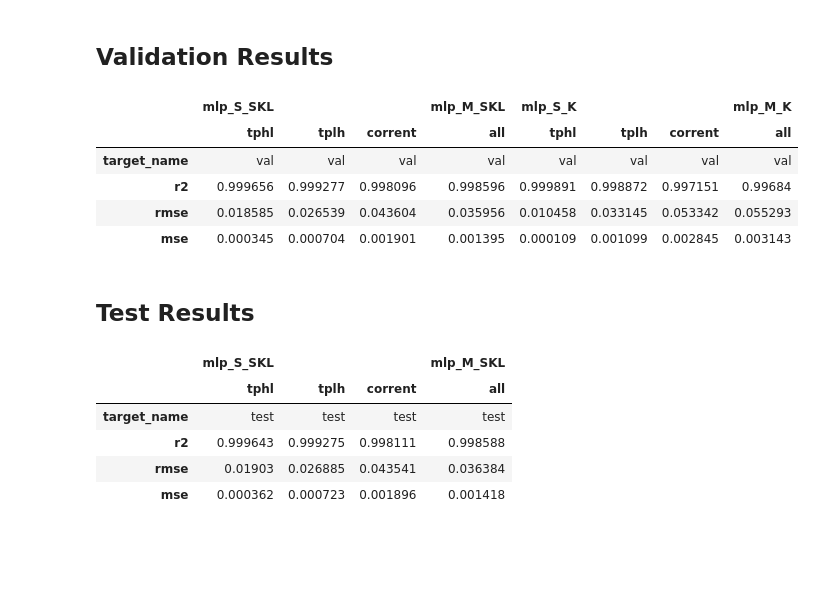
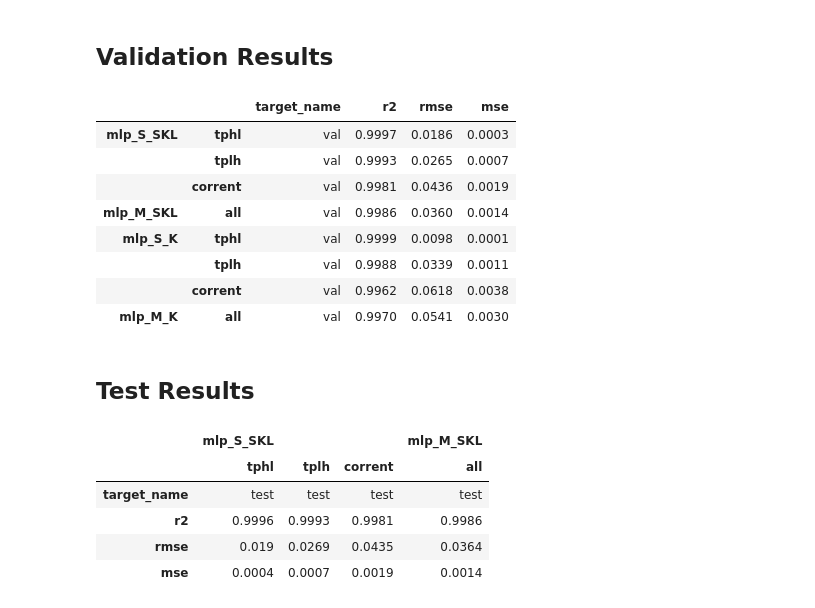
Before and after one commit to moraeseduarda/jupyter_ic, a Jupyter notebook: notebooks/03_resultados.ipynb, the cells around one changed output. Drawn from its saved outputs; the diff is of its cells as text; code cells hidden in the pictures; blank space fills up the shorter version.

```diff
--- a/notebooks/03_resultados.ipynb
+++ b/notebooks/03_resultados.ipynb
@@ -10,3 +10,6 @@ import pandas as pd
 path = "../outputs/not_32nm_cmos/results_mlps"
 
 df = pd.read_csv(path)
+
+# Show only 4 decimal places
+df = df.round(4)
@@ -15,12 +64,14 @@ df = pd.read_csv(path)
 # %%
 # Results validation set
 df_val = df[df['target_name'].str.endswith('val')].copy()
-df_invertido = df_val.T
-df_invertido
+df_val
 # %% [output]
-|  | mlp_S_SKL |  |  | mlp_M_SKL | mlp_S_K |  |  | mlp_M_K |
-|  | tphl | tplh | corrent | all | tphl | tplh | corrent | all |
-| target_name | val | val | val | val | val | val | val | val |
-| r2 | 0.999656 | 0.999277 | 0.998096 | 0.998596 | 0.999891 | 0.998872 | 0.997151 | 0.99684 |
-| rmse | 0.018585 | 0.026539 | 0.043604 | 0.035956 | 0.010458 | 0.033145 | 0.053342 | 0.055293 |
-| mse | 0.000345 | 0.000704 | 0.001901 | 0.001395 | 0.000109 | 0.001099 | 0.002845 | 0.003143 |
+|  |  | target_name | r2 | rmse | mse |
+| mlp_S_SKL | tphl | val | 0.9997 | 0.0186 | 0.0003 |
+|  | tplh | val | 0.9993 | 0.0265 | 0.0007 |
+|  | corrent | val | 0.9981 | 0.0436 | 0.0019 |
+| mlp_M_SKL | all | val | 0.9986 | 0.0360 | 0.0014 |
+| mlp_S_K | tphl | val | 0.9999 | 0.0098 | 0.0001 |
+|  | tplh | val | 0.9988 | 0.0339 | 0.0011 |
+|  | corrent | val | 0.9962 | 0.0618 | 0.0038 |
+| mlp_M_K | all | val | 0.9970 | 0.0541 | 0.0030 |
@@ -29,12 +82,11 @@ df_invertido
 # %%
 # Results test set
 df_test = df[df['target_name'].str.endswith('test')].copy()
-df_invertido = df_test.T
-df_invertido
+df_test.T
 # %% [output]
 |  | mlp_S_SKL |  |  | mlp_M_SKL |
 |  | tphl | tplh | corrent | all |
 | target_name | test | test | test | test |
-| r2 | 0.999643 | 0.999275 | 0.998111 | 0.998588 |
-| rmse | 0.01903 | 0.026885 | 0.043541 | 0.036384 |
-| mse | 0.000362 | 0.000723 | 0.001896 | 0.001418 |
+| r2 | 0.9996 | 0.9993 | 0.9981 | 0.9986 |
+| rmse | 0.019 | 0.0269 | 0.0435 | 0.0364 |
+| mse | 0.0004 | 0.0007 | 0.0019 | 0.0014 |
```
Also changed, not shown: parts of 8 cells of this notebook, 39 other files.
